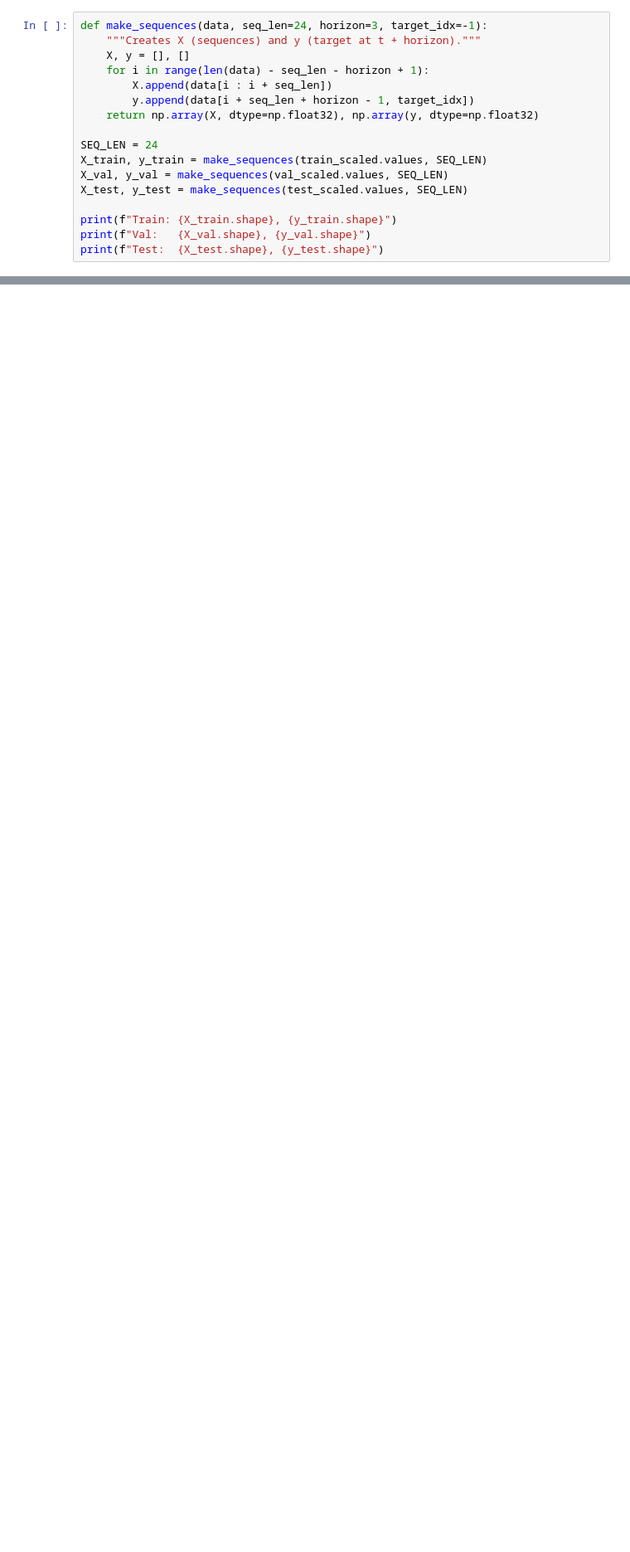
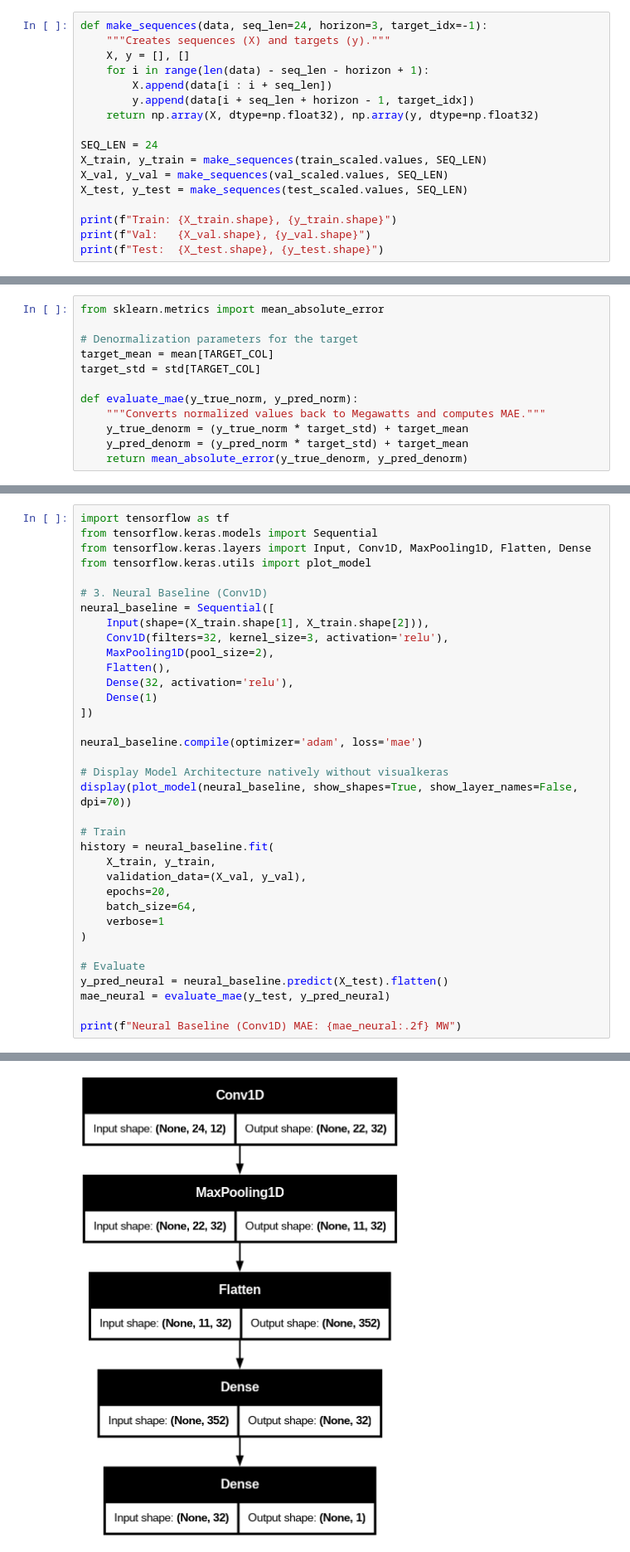
Before and after one commit to byluca/deep-learning-notebooks, a Jupyter notebook: delivery 2 RNN/P2-RNNs da completare.ipynb, the cells around one changed output, grey strips where cells are left out. Shown at 83% size. Cells and saved outputs as stored; diff of their text form; blank space fills up the shorter version.

```diff
--- a/delivery 2 RNN/P2-RNNs da completare.ipynb
+++ b/delivery 2 RNN/P2-RNNs da completare.ipynb
@@ -38,7 +38,7 @@ val_scaled = val[FEATURE_COLS].sub(mean).div(std)
 test_scaled = test[FEATURE_COLS].sub(mean).div(std)
 # %%
 def make_sequences(data, seq_len=24, horizon=3, target_idx=-1):
-    """Creates X (sequences) and y (target at t + horizon)."""
+    """Creates sequences (X) and targets (y)."""
     X, y = [], []
     for i in range(len(data) - seq_len - horizon + 1):
         X.append(data[i : i + seq_len])
@@ -55,0 +68,12 @@ print(f"Test:  {X_test.shape}, {y_test.shape}")
+# %%
+from sklearn.metrics import mean_absolute_error
+
+# Denormalization parameters for the target
+target_mean = mean[TARGET_COL]
+target_std = std[TARGET_COL]
+
+def evaluate_mae(y_true_norm, y_pred_norm):
+    """Converts normalized values back to Megawatts and computes MAE."""
+    y_true_denorm = (y_true_norm * target_std) + target_mean
+    y_pred_denorm = (y_pred_norm * target_std) + target_mean
+    return mean_absolute_error(y_true_denorm, y_pred_denorm)
@@ -55,0 +96,36 @@ print(f"Test:  {X_test.shape}, {y_test.shape}")
+# %%
+import tensorflow as tf
+from tensorflow.keras.models import Sequential
+from tensorflow.keras.layers import Input, Conv1D, MaxPooling1D, Flatten, Dense
+from tensorflow.keras.utils import plot_model
+
+# 3. Neural Baseline (Conv1D)
+neural_baseline = Sequential([
+    Input(shape=(X_train.shape[1], X_train.shape[2])),
+    Conv1D(filters=32, kernel_size=3, activation='relu'),
+    MaxPooling1D(pool_size=2),
+    Flatten(),
+    Dense(32, activation='relu'),
+    Dense(1)
+])
+
+neural_baseline.compile(optimizer='adam', loss='mae')
+
+# Display Model Architecture natively without visualkeras
+display(plot_model(neural_baseline, show_shapes=True, show_layer_names=False, dpi=70))
+
+# Train
+history = neural_baseline.fit(
+    X_train, y_train,
+    validation_data=(X_val, y_val),
+    epochs=20,
+    batch_size=64,
+    verbose=1
+)
+
+# Evaluate
+y_pred_neural = neural_baseline.predict(X_test).flatten()
+mae_neural = evaluate_mae(y_test, y_pred_neural)
+
+print(f"Neural Baseline (Conv1D) MAE: {mae_neural:.2f} MW")
+# %% [output]
@@ -55,0 +136 @@ print(f"Test:  {X_test.shape}, {y_test.shape}")
+[figure, added]
```
Also changed, not shown: parts of 7 cells of this notebook, 2 other files.
